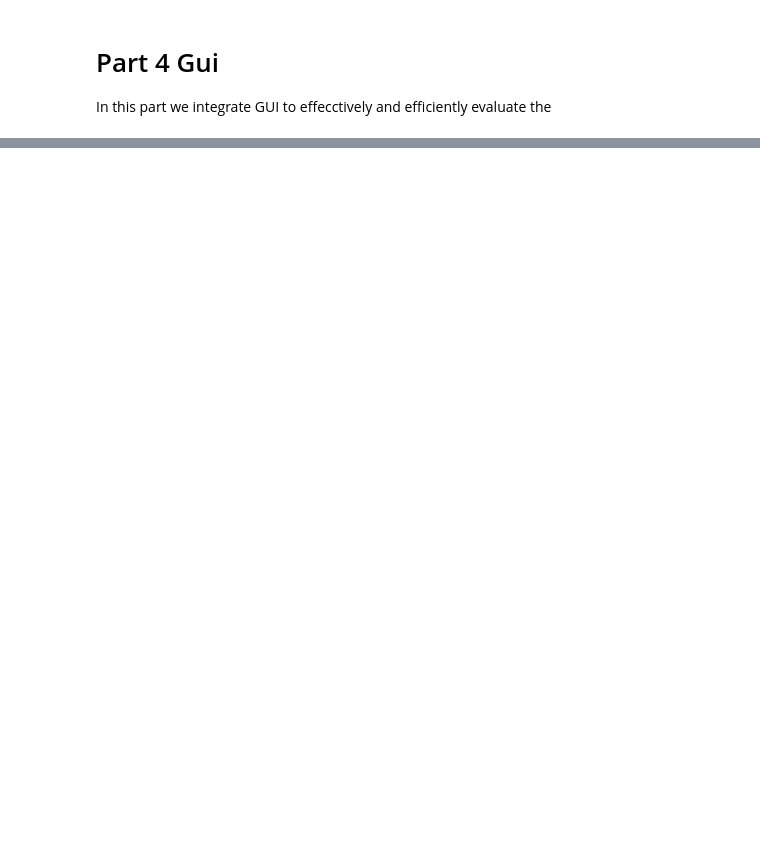
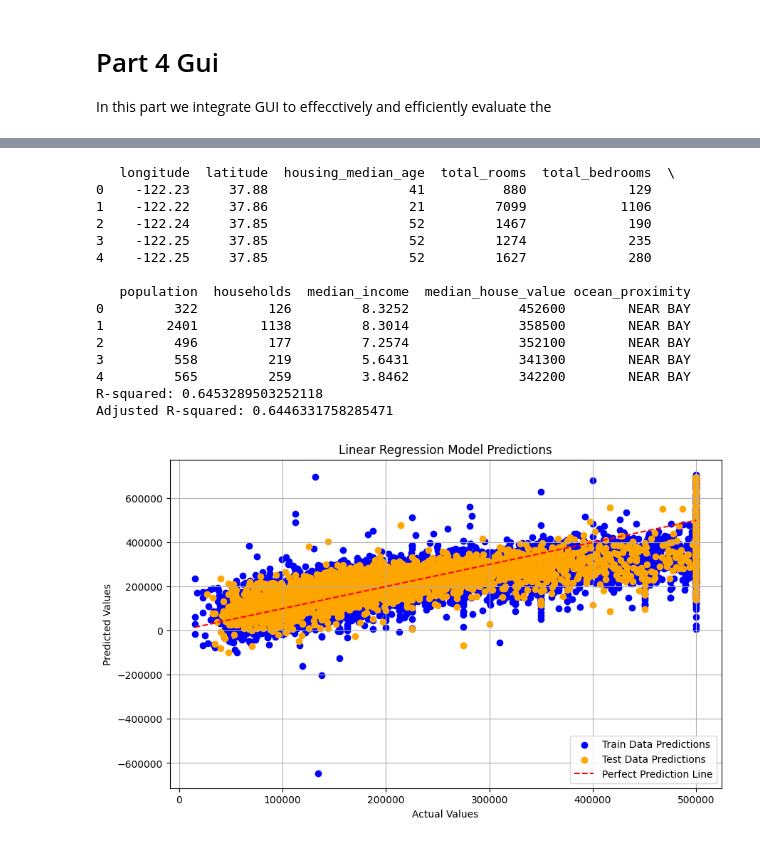
Before and after one commit to CullosK/MeXE402_Midterm_Cullos_Kristina-Verroya_Patrick, a Jupyter notebook: linear.ipynb, the cells around one changed output, grey strips where cells are left out. Saved outputs shown, nothing was run; the diff lists cells and outputs as text; code cells hidden in the pictures; blank space fills up the shorter version.

```diff
--- a/linear.ipynb
+++ b/linear.ipynb
@@ -223,0 +420,76 @@ root.mainloop()
+# %%
+import pandas as pd
+import numpy as np
+import matplotlib.pyplot as plt
+from sklearn.model_selection import train_test_split
+from sklearn.linear_model import LinearRegression
+from sklearn.metrics import r2_score
+
+# Load the dataset
+dataset = pd.read_csv('housing.csv')
+
+# Display the first 5 rows of the dataset
+print(dataset.head())
+
+# [rows, columns]
+X = dataset.iloc[:, :-2].values
+y = dataset.iloc[:, -2].values
+
+# Split the dataset into training and testing sets
+X_train, X_test, y_train, y_test = train_test_split(X, y, test_size=0.2, random_state=1)
+
+# Initialize and fit the linear regression model
+model = LinearRegression()
+model.fit(X_train, y_train)
+
+# Predict the values for the test set
+y_pred = model.predict(X_test)
+
+# Calculate R-squared and adjusted R-squared
+r2 = r2_score(y_test, y_pred)
+k = X_test.shape[1]
+n = X_test.shape[0]
+adj_r2 = 1 - (1 - r2) * (n - 1) / (n - k - 1)
+
+# Print R-squared and adjusted R-squared
+print("R-squared:", r2)
+print("Adjusted R-squared:", adj_r2)
+
+# Create a scatter plot for training data and regression line
+plt.figure(figsize=(10, 6))
+
+# Plot training data
+plt.scatter(y_train, model.predict(X_train), color='blue', label='Train Data Predictions')
+
+# Plot testing data
+plt.scatter(y_test, y_pred, color='orange', label='Test Data Predictions')
+
+# Plotting the regression line
+plt.plot([min(y_train), max(y_train)], [min(y_train), max(y_train)], color='red', linestyle='--', label='Perfect Prediction Line')
+
+# Labeling the graph
+plt.title('Linear Regression Model Predictions')
+plt.xlabel('Actual Values')
+plt.ylabel('Predicted Values')
+plt.legend()
+plt.grid()
+
+# Show the plot
+plt.show()
+# %% [output]
+   longitude  latitude  housing_median_age  total_rooms  total_bedrooms  \
+0    -122.23     37.88                  41          880             129
+1    -122.22     37.86                  21         7099            1106
+2    -122.24     37.85                  52         1467             190
+3    -122.25     37.85                  52         1274             235
+4    -122.25     37.85                  52         1627             280
+
+   population  households  median_income  median_house_value ocean_proximity
+0         322         126         8.3252              452600        NEAR BAY
+1        2401        1138         8.3014              358500        NEAR BAY
+2         496         177         7.2574              352100        NEAR BAY
+3         558         219         5.6431              341300        NEAR BAY
+4         565         259         3.8462              342200        NEAR BAY
+R-squared: 0.6453289503252118
+Adjusted R-squared: 0.6446331758285471
+[figure, added]
```
Also changed, not shown: parts of 18 cells of this notebook, 3 other files.
